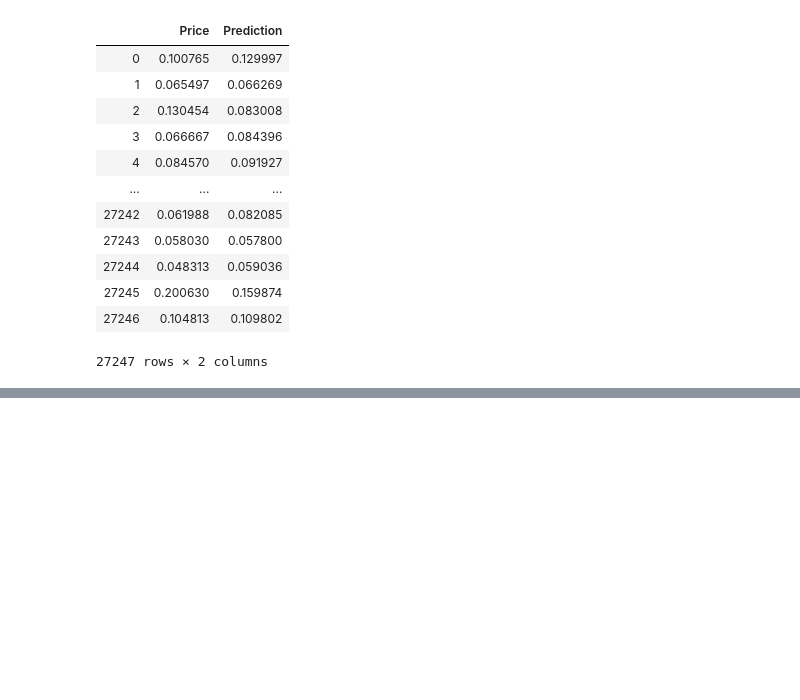
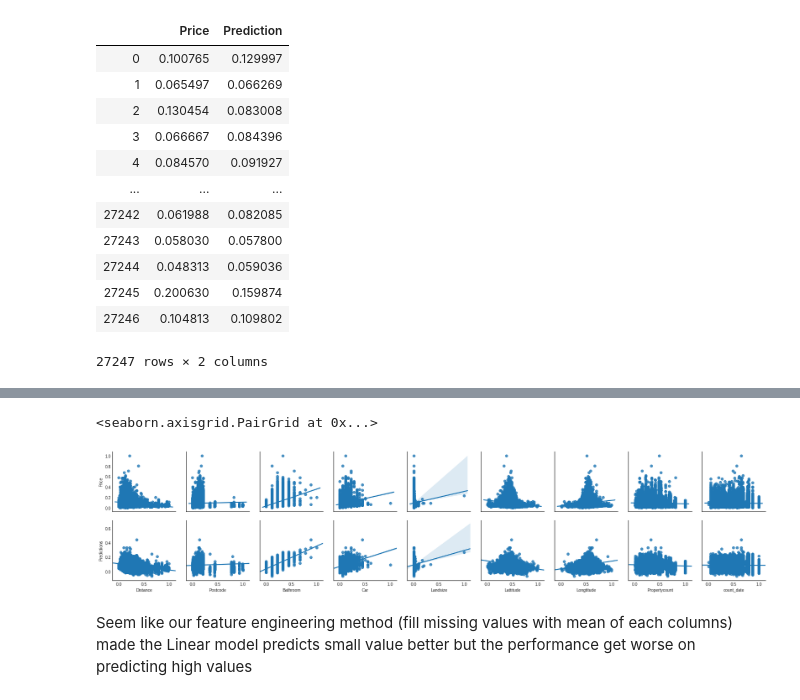
Before and after one commit to vantuan5644/MachineLearningCourse, a Jupyter notebook: Melbourne Housing Prediction.ipynb, the cells around one changed output, grey strips where cells are left out. Saved outputs shown, nothing was run; the diff lists cells and outputs as text; code cells hidden in the pictures; blank space fills up the shorter version.

```diff
--- a/Melbourne Housing Prediction.ipynb
+++ b/Melbourne Housing Prediction.ipynb
@@ -800,0 +966,5 @@ sns.residplot(x="Rooms", y="Prediction", data=pred_df, scatter_kws={"s": 80});
+# %%
+X = min_max_scaler.fit_transform(train_df)
+train_df_scaled = pd.DataFrame(X, columns=train_df.columns)
+# %%
+train_df_scaled['Predictions'] = y_hat.ravel()
@@ -800,0 +987,8 @@ sns.residplot(x="Rooms", y="Prediction", data=pred_df, scatter_kws={"s": 80});
+# %%
+sns.pairplot(data=train_df_scaled, x_vars=['Distance', 'Postcode', 'Bathroom', 'Car', 'Landsize',
+       'Lattitude', 'Longtitude', 'Propertycount', 'count_date'], y_vars=['Price', 'Predictions'], kind='reg')
+# %% [output]
+<seaborn.axisgrid.PairGrid at 0x...>
+[figure, added]
+# %% [markdown]
+Seem like our feature engineering method (fill missing values with mean of each columns) made the Linear model predicts small value better but the performance get worse on predicting high values
```
Also changed, not shown: parts of 21 cells of this notebook.
